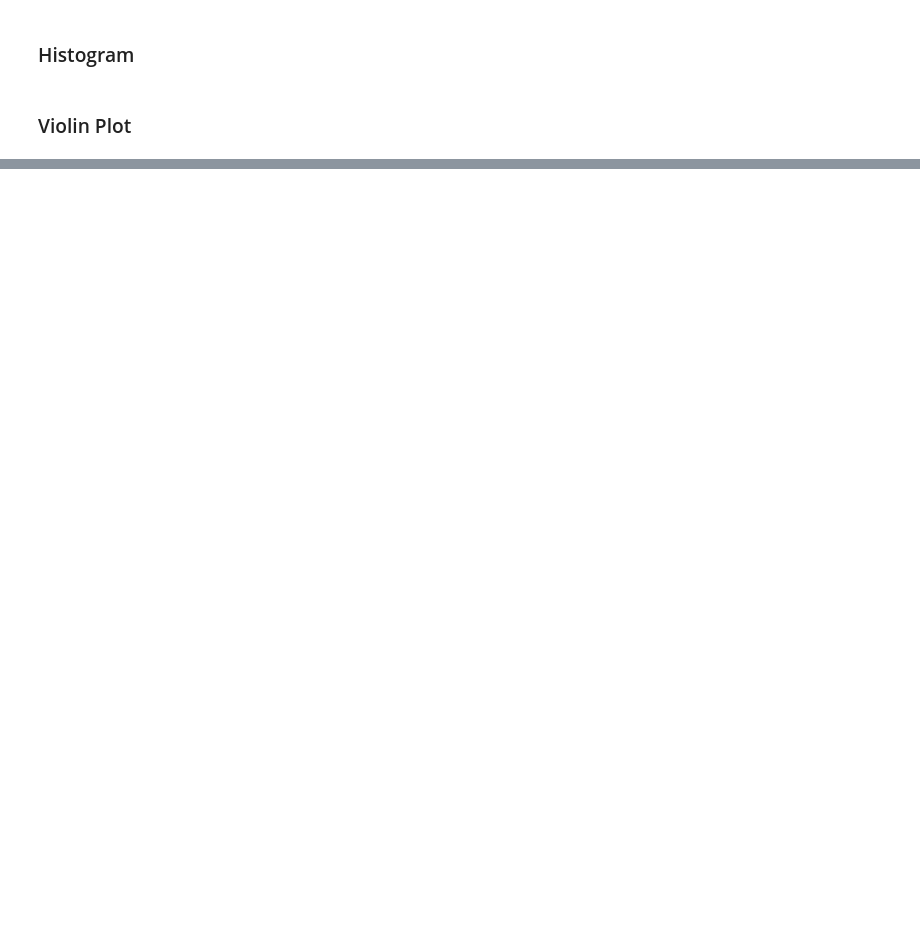
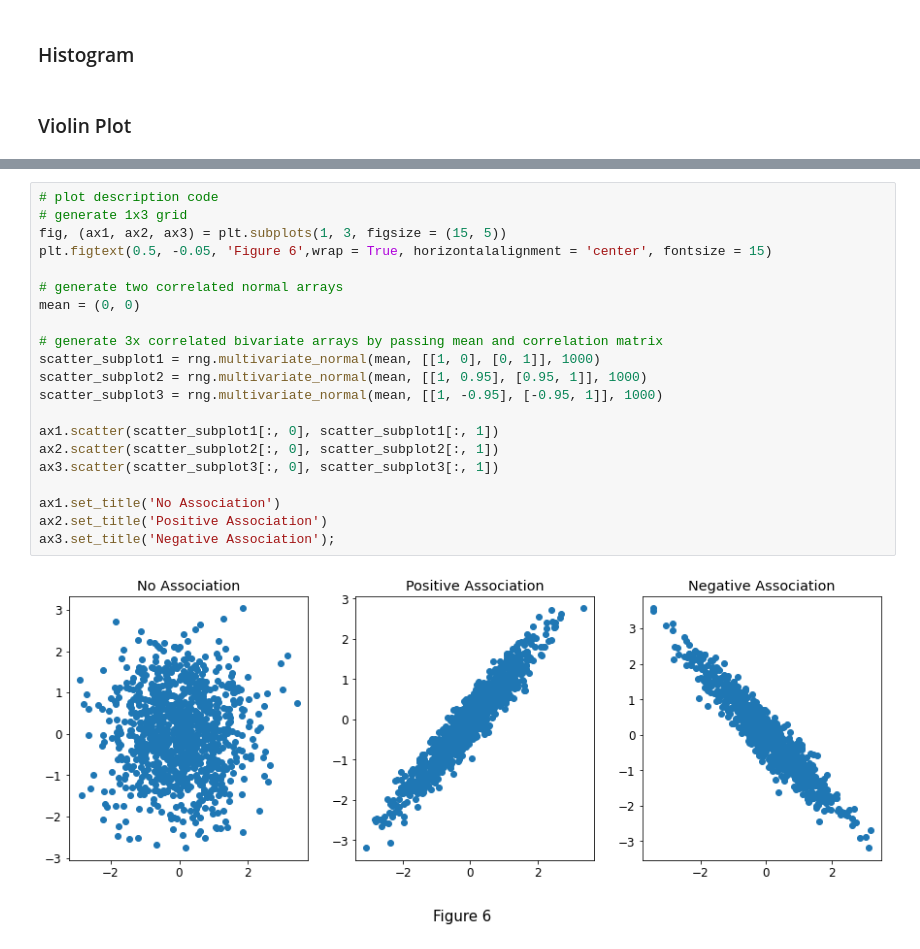
Before and after one commit to CiaranMoran27/playing_with_jupyter, a Jupyter notebook: pyplot.ipynb, the cells around one changed output, grey strips where cells are left out. Cells and saved outputs as stored; diff of their text form; blank space fills up the shorter version.

```diff
--- a/pyplot.ipynb
+++ b/pyplot.ipynb
@@ -393,0 +418,23 @@ TypeError: '<' not supported between instances of 'str' and 'float'
+# %%
+# plot description code
+# generate 1x3 grid
+fig, (ax1, ax2, ax3) = plt.subplots(1, 3, figsize = (15, 5))
+plt.figtext(0.5, -0.05, 'Figure 6',wrap = True, horizontalalignment = 'center', fontsize = 15)
+
+# generate two correlated normal arrays
+mean = (0, 0)
+
+# generate 3x correlated bivariate arrays by passing mean and correlation matrix
+scatter_subplot1 = rng.multivariate_normal(mean, [[1, 0], [0, 1]], 1000)
+scatter_subplot2 = rng.multivariate_normal(mean, [[1, 0.95], [0.95, 1]], 1000)
+scatter_subplot3 = rng.multivariate_normal(mean, [[1, -0.95], [-0.95, 1]], 1000)
+
+ax1.scatter(scatter_subplot1[:, 0], scatter_subplot1[:, 1])
+ax2.scatter(scatter_subplot2[:, 0], scatter_subplot2[:, 1])
+ax3.scatter(scatter_subplot3[:, 0], scatter_subplot3[:, 1])
+
+ax1.set_title('No Association')
+ax2.set_title('Positive Association')
+ax3.set_title('Negative Association');
+# %% [output]
+[figure, added]
```
Also changed, not shown: parts of 28 cells of this notebook, 2 other files.
